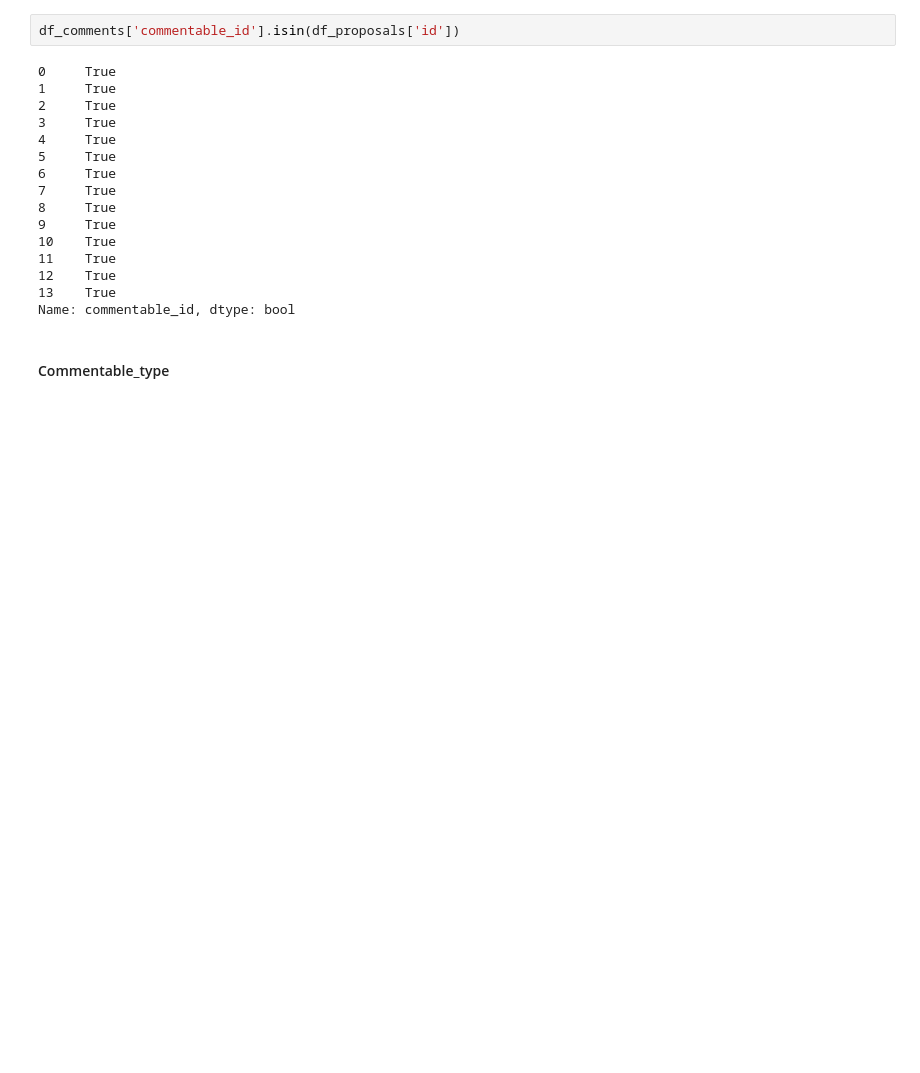
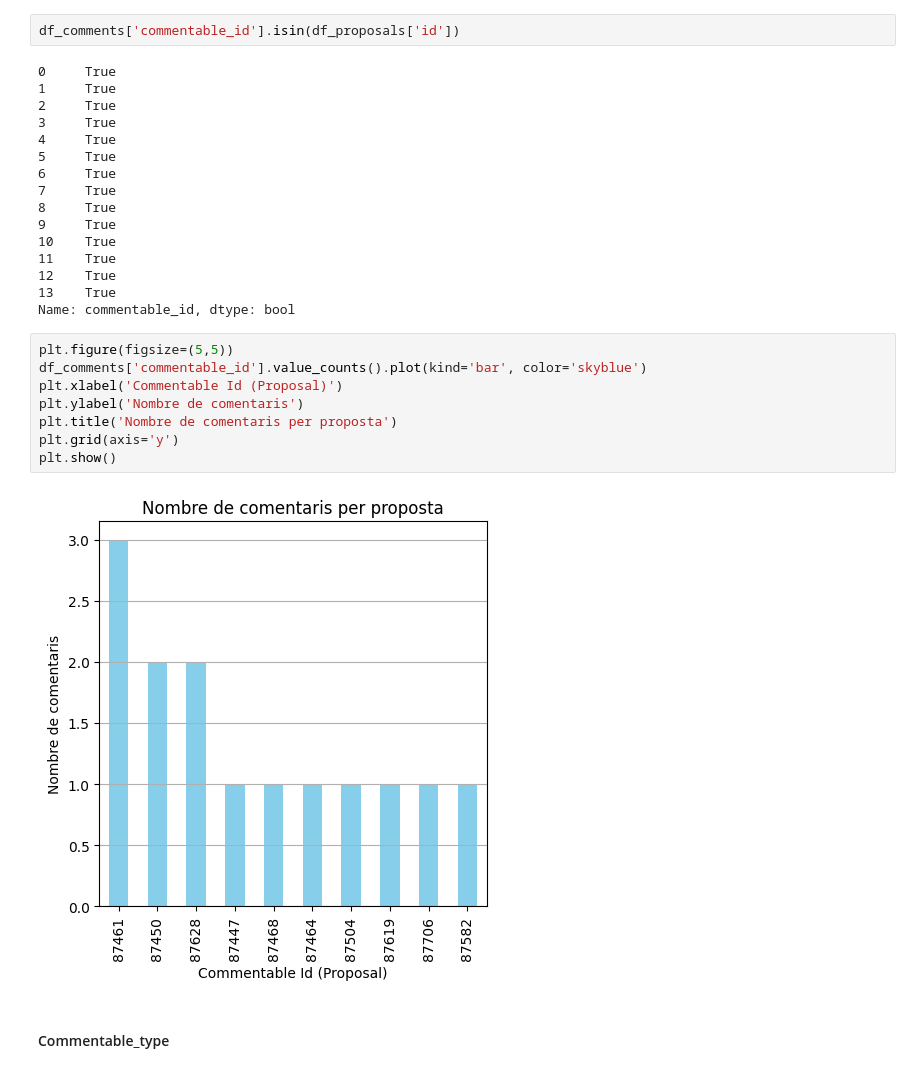
Before and after one commit to NoOPeEKS/dades-assemblea-clima, a Jupyter notebook: exploracio_csv.ipynb, the cells around one changed output. Drawn from its saved outputs; the diff is of its cells as text; blank space fills up the shorter version.

```diff
--- a/exploracio_csv.ipynb
+++ b/exploracio_csv.ipynb
@@ -710,6 +710,16 @@ df_comments['commentable_id'].isin(df_proposals['id'])
 12    True
 13    True
 Name: commentable_id, dtype: bool
+# %%
+plt.figure(figsize=(5,5))
+df_comments['commentable_id'].value_counts().plot(kind='bar', color='skyblue')
+plt.xlabel('Commentable Id (Proposal)')
+plt.ylabel('Nombre de comentaris')
+plt.title('Nombre de comentaris per proposta')
+plt.grid(axis='y')
+plt.show()
+# %% [output]
+[figure, added]
 # %% [markdown]
 #### Commentable_type
 # %%
```
Also changed, not shown: parts of 1 cell of this notebook.
